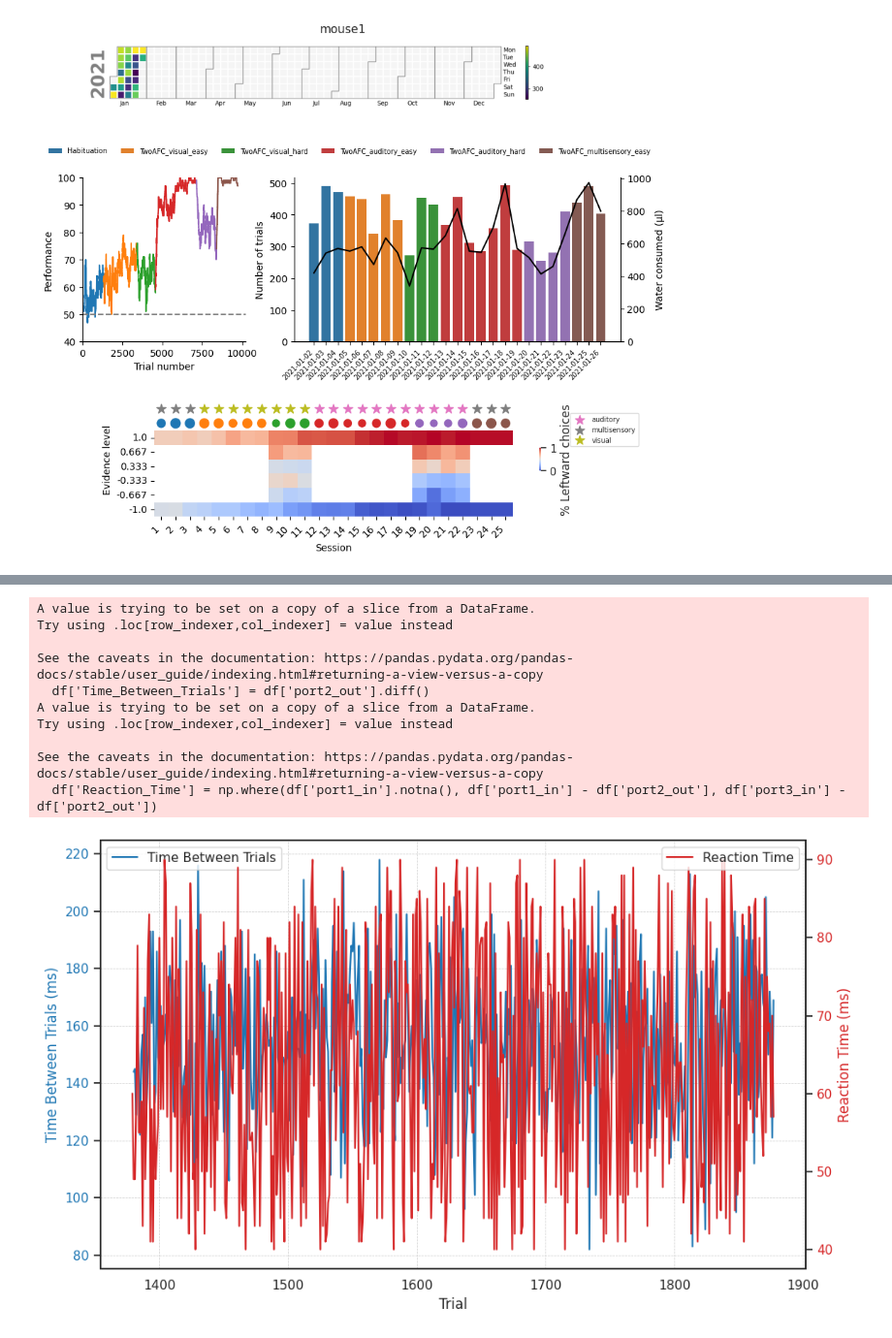
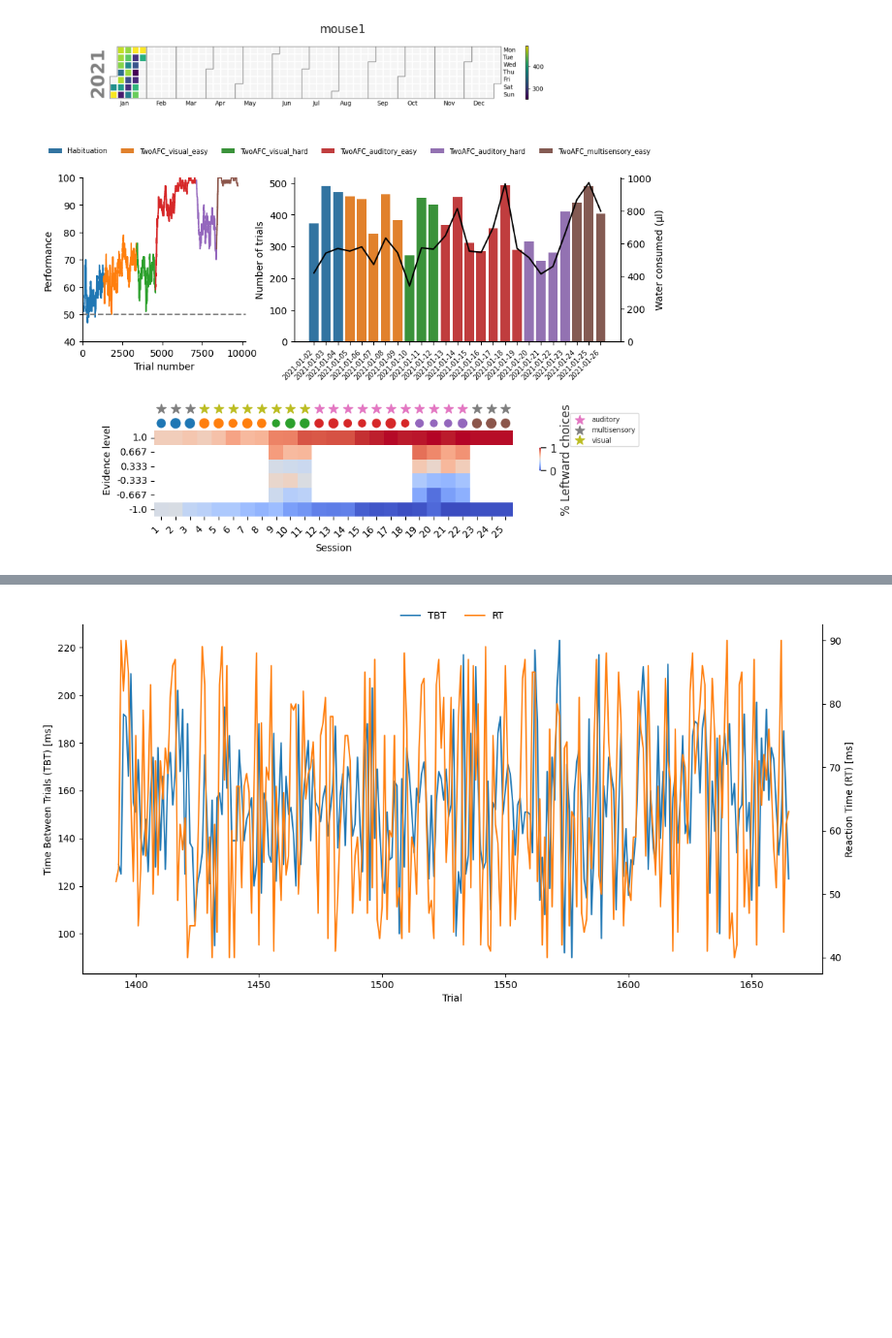
Before and after one commit to LearningCircuitsLab/lecilab-behavior-analysis, a Jupyter notebook: lecilab_behavior_analysis/plot_testing.ipynb, the cells around one changed output, grey strips where cells are left out. Shown at 97% size. Cells and saved outputs as stored; diff of their text form; code cells hidden in the pictures; blank space fills up the shorter version.

Commit message:
Add functions to calculate Time Between Trials and Reaction Time; update plotting and figure generation to include new metrics.

```diff
--- a/lecilab_behavior_analysis/plot_testing.ipynb
+++ b/lecilab_behavior_analysis/plot_testing.ipynb
@@ -23,19 +26,9 @@ fig = session_summary_figure(sdf, mouse, perf_window=25)
 # %%
 from lecilab_behavior_analysis.plots import plot_time_between_trials_and_reaction_time
+from lecilab_behavior_analysis.df_transforms import calculate_times
 session = 5
-sdf = df[df["session"] == session]
+df = calculate_times(df)
+sdf = df[df["session"] == session].copy()
 fig = plot_time_between_trials_and_reaction_time(sdf)
-
-# TODO Eloi: I am getting a lot of warnings running this
 # %% [output]
-A value is trying to be set on a copy of a slice from a DataFrame.
-Try using .loc[row_indexer,col_indexer] = value instead
-
-See the caveats in the documentation: https://pandas.pydata.org/pandas-docs/stable/user_guide/indexing.html#returning-a-view-versus-a-copy
-  df['Time_Between_Trials'] = df['port2_out'].diff()
-A value is trying to be set on a copy of a slice from a DataFrame.
-Try using .loc[row_indexer,col_indexer] = value instead
-
-See the caveats in the documentation: https://pandas.pydata.org/pandas-docs/stable/user_guide/indexing.html#returning-a-view-versus-a-copy
-  df['Reaction_Time'] = np.where(df['port1_in'].notna(), df['port1_in'] - df['port2_out'], df['port3_in'] - df['port2_out'])
-[figure, old version]
+[figure, new version]
```
Also changed, not shown: parts of 2 cells of this notebook, 3 other files.
